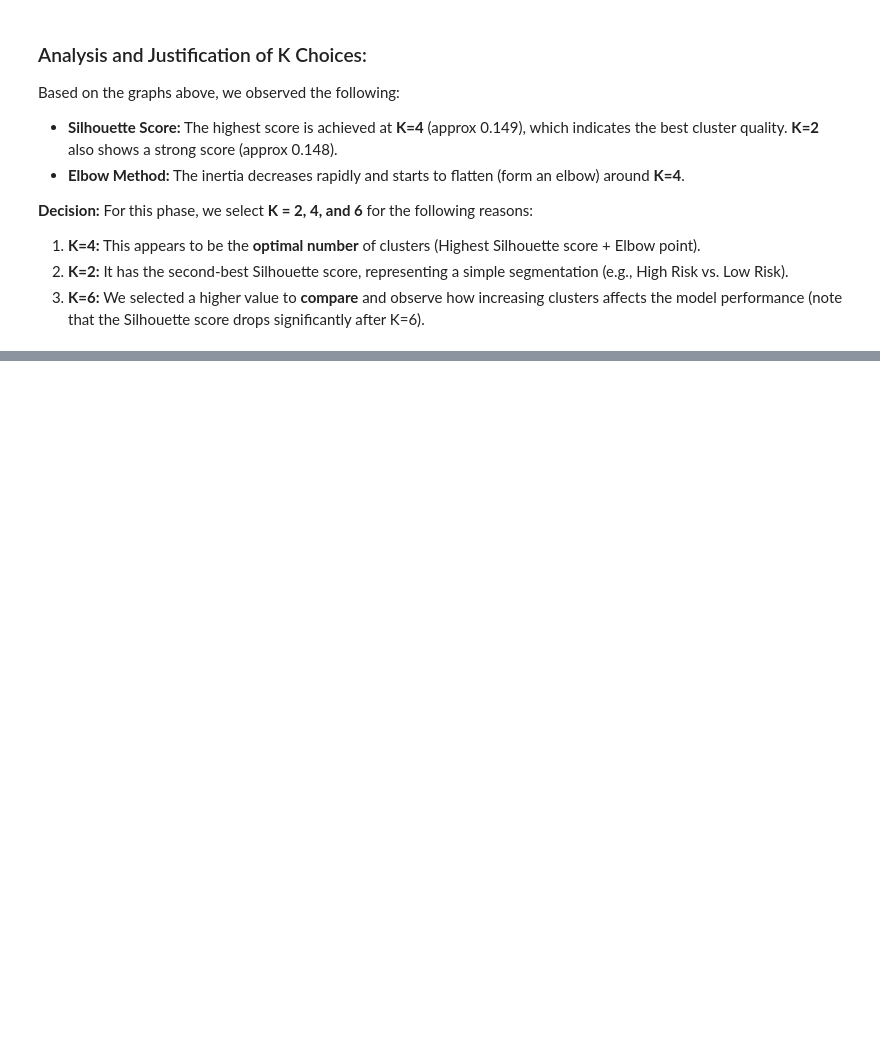
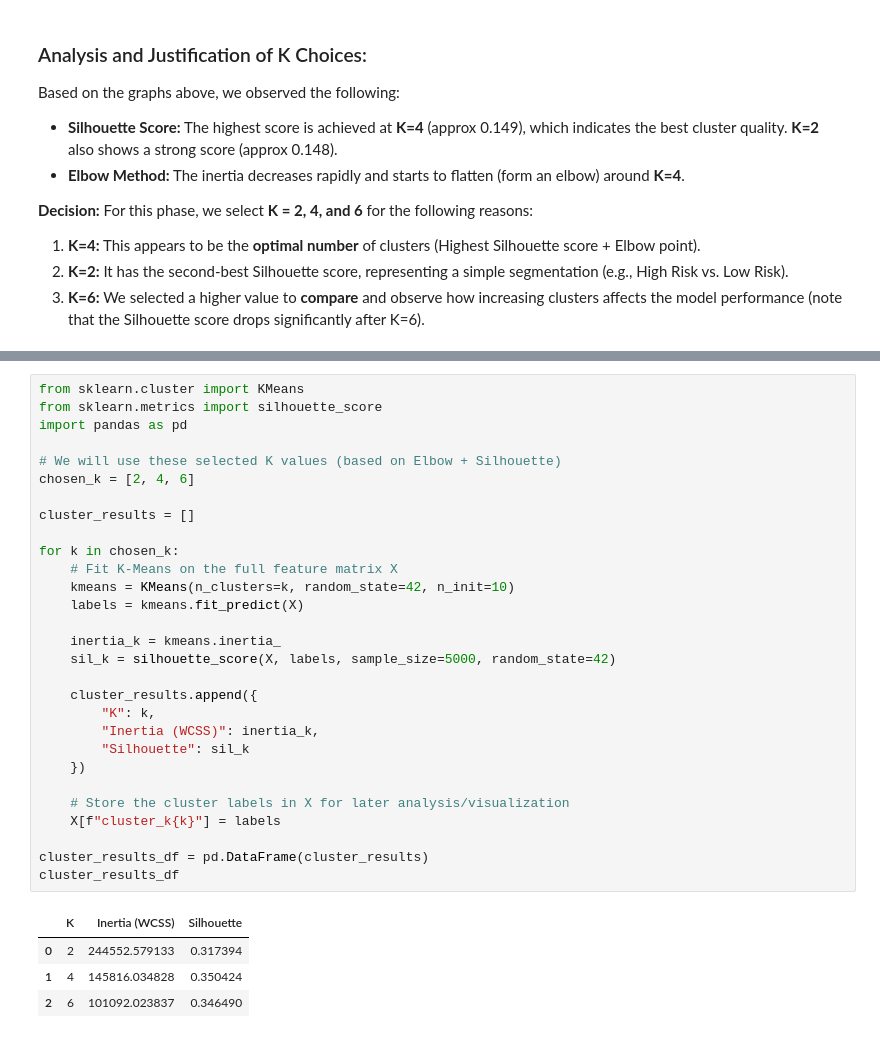
Before and after one commit to mraaheb/DataMining, a Jupyter notebook: Phase3.ipynb, the cells around one changed output, grey strips where cells are left out. Saved outputs shown, nothing was run; the diff lists cells and outputs as text; blank space fills up the shorter version.

```diff
--- a/Phase3.ipynb
+++ b/Phase3.ipynb
@@ -379,0 +161,34 @@ Finished K=6 -> Inertia: 97983.29, Silhouette: 0.1420
+# %%
+from sklearn.cluster import KMeans
+from sklearn.metrics import silhouette_score
+import pandas as pd
+
+# We will use these selected K values (based on Elbow + Silhouette)
+chosen_k = [2, 4, 6]
+
+cluster_results = []
+
+for k in chosen_k:
+    # Fit K-Means on the full feature matrix X
+    kmeans = KMeans(n_clusters=k, random_state=42, n_init=10)
+    labels = kmeans.fit_predict(X)
+
+    inertia_k = kmeans.inertia_
+    sil_k = silhouette_score(X, labels, sample_size=5000, random_state=42)
+
+    cluster_results.append({
+        "K": k,
+        "Inertia (WCSS)": inertia_k,
+        "Silhouette": sil_k
+    })
+
+    # Store the cluster labels in X for later analysis/visualization
+    X[f"cluster_k{k}"] = labels
+
+cluster_results_df = pd.DataFrame(cluster_results)
+cluster_results_df
+# %% [output]
+|  | K | Inertia (WCSS) | Silhouette |
+| 0 | 2 | 244552.579133 | 0.317394 |
+| 1 | 4 | 145816.034828 | 0.350424 |
+| 2 | 6 | 101092.023837 | 0.346490 |
```
Also changed, not shown: parts of 11 cells of this notebook.
